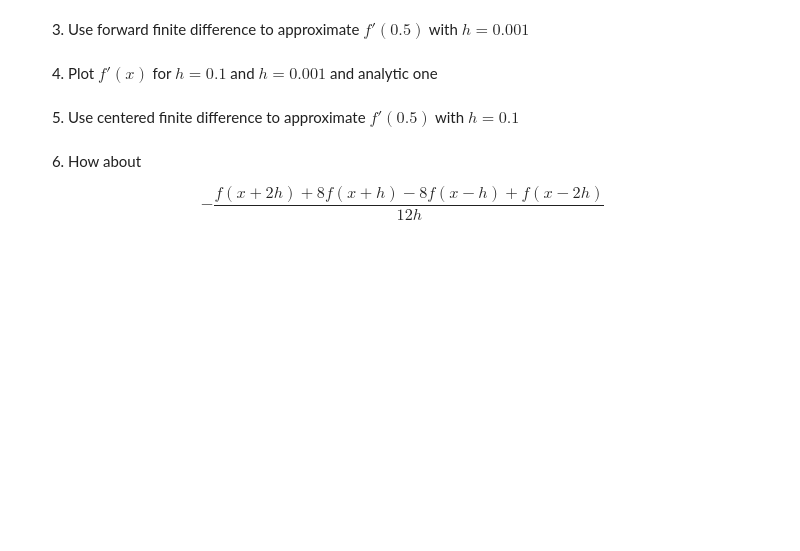
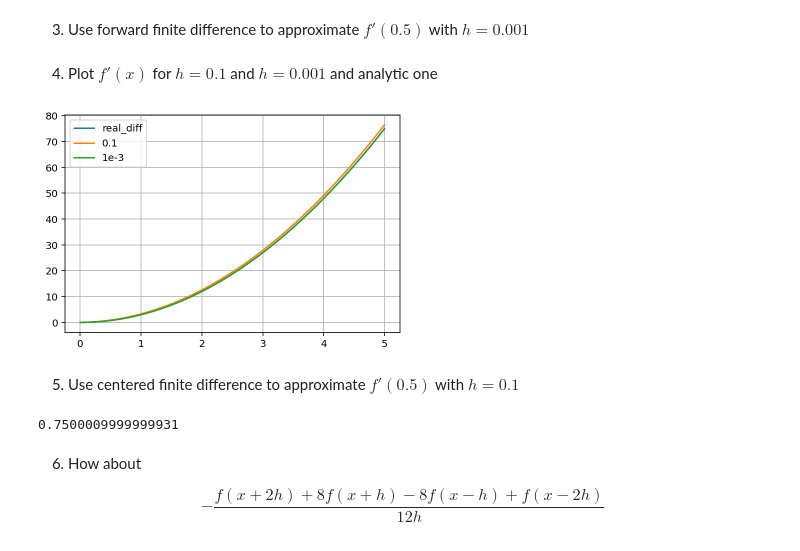
Before and after one commit to TJJayCollector/Exercise-02-Taylor-And-Derivative, a Jupyter notebook: 02 Taylor Series and Derivative.ipynb, the cells around one changed output. Saved outputs shown, nothing was run; the diff lists cells and outputs as text; code cells hidden in the pictures; blank space fills up the shorter version.

```diff
--- a/02 Taylor Series and Derivative.ipynb
+++ b/02 Taylor Series and Derivative.ipynb
@@ -151,2 +162,11 @@ Factor of 2 comes from $1-(-1)
 # %% [markdown]
 2) Use forward finite difference to approximate $f'(0.5)$ with $h=0.1$
+# %%
+def forward_diff(f, x, h):
+    return (f(x+h)-f(x))/h
+
+def f(x):
+    return x**3
+
+print(forward_diff(f, x=0.5, h=0.1))
+print(forward_diff(f, x=0.5, h=1e-3))
@@ -154,8 +177,27 @@ Factor of 2 comes from $1-(-1)
 3) Use forward finite difference to approximate $f'(0.5)$ with $h=0.001$
 # %% [markdown]
 4) Plot $f'(x)$ for $h=0.1$ and $h=0.001$ and analytic one
+# %%
+xs = np.linspace(0,5,100)
+real_diff = 3*xs**2
+very_lousy_diff = forward_diff(f, x=xs, h=0.1)
+better_diff = forward_diff(f, x=xs, h=1e-3)
+plt.plot(xs, real_diff, label='real_diff')
+plt.plot(xs, very_lousy_diff, label='0.1')
+plt.plot(xs, better_diff, label='1e-3')
+plt.legend()
+plt.grid()
+# %% [output]
+[figure, added]
 # %% [markdown]
 5) Use centered finite difference to approximate $f'(0.5)$ with $h=0.1$
+# %%
+def diff(f, x, h):
+    return (f(x+h) - f(x-h))/(2*h)
+diff(f, 0.5, 0.1)
+diff(f, 0.5, 1e-3)
+# %% [output]
+0.7500009999999931
 # %% [markdown]
 6) How about
 
```
Also changed, not shown: parts of 13 cells of this notebook.
